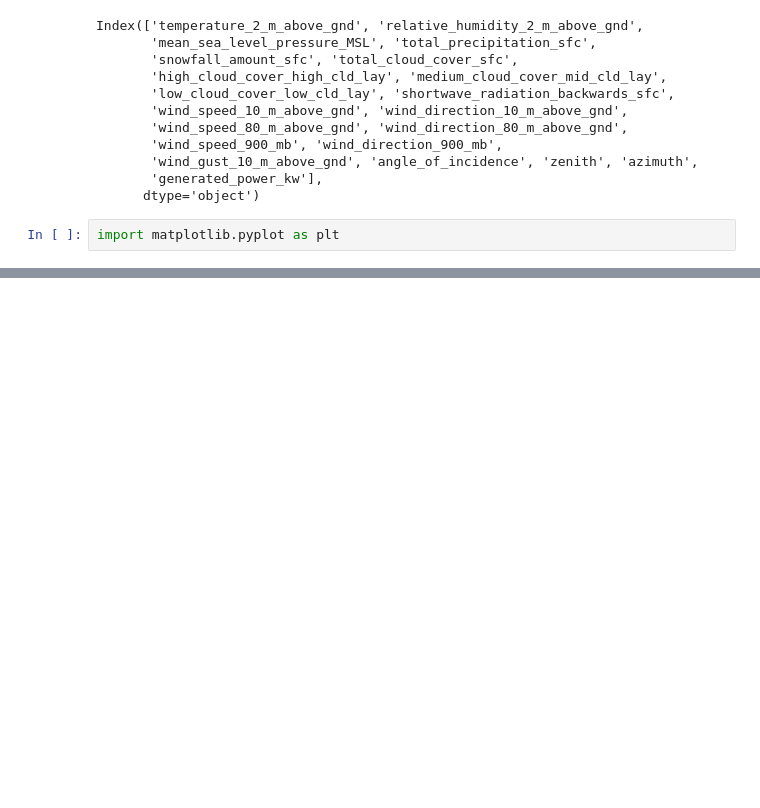
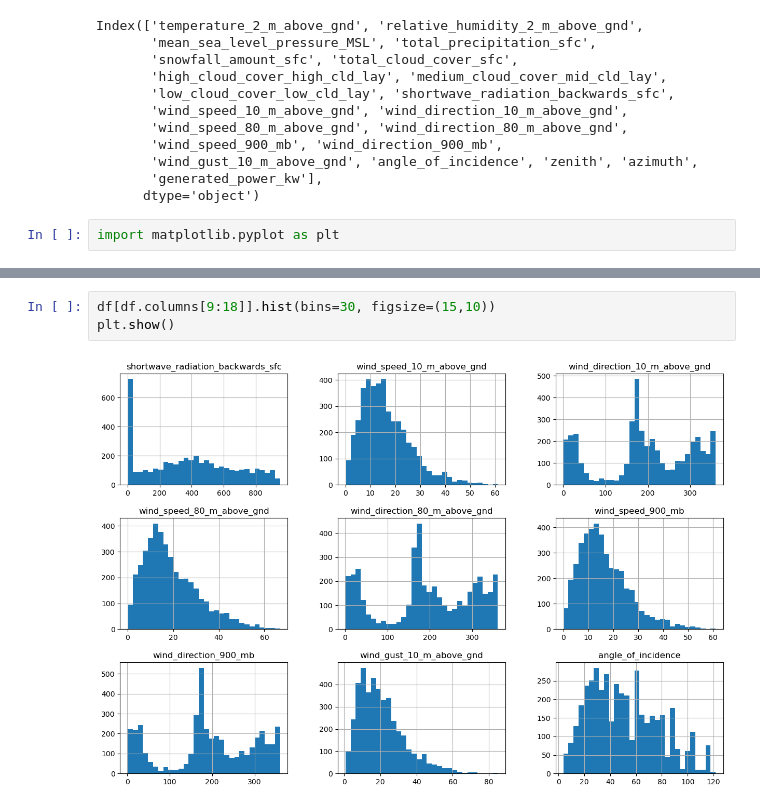
Before and after one commit to Vasu254/Solar-Energy-Forecasting-Using-Linear-Regression, a Jupyter notebook: solarprediction.ipynb, the cells around one changed output, grey strips where cells are left out. Saved outputs shown, nothing was run; the diff lists cells and outputs as text; blank space fills up the shorter version.

```diff
--- a/solarprediction.ipynb
+++ b/solarprediction.ipynb
@@ -95,0 +102,5 @@ NameError: name 'plt' is not defined
+# %%
+df[df.columns[9:18]].hist(bins=30, figsize=(15,10))
+plt.show()
+# %% [output]
+[figure, added]
```
Also changed, not shown: parts of 17 cells of this notebook.
